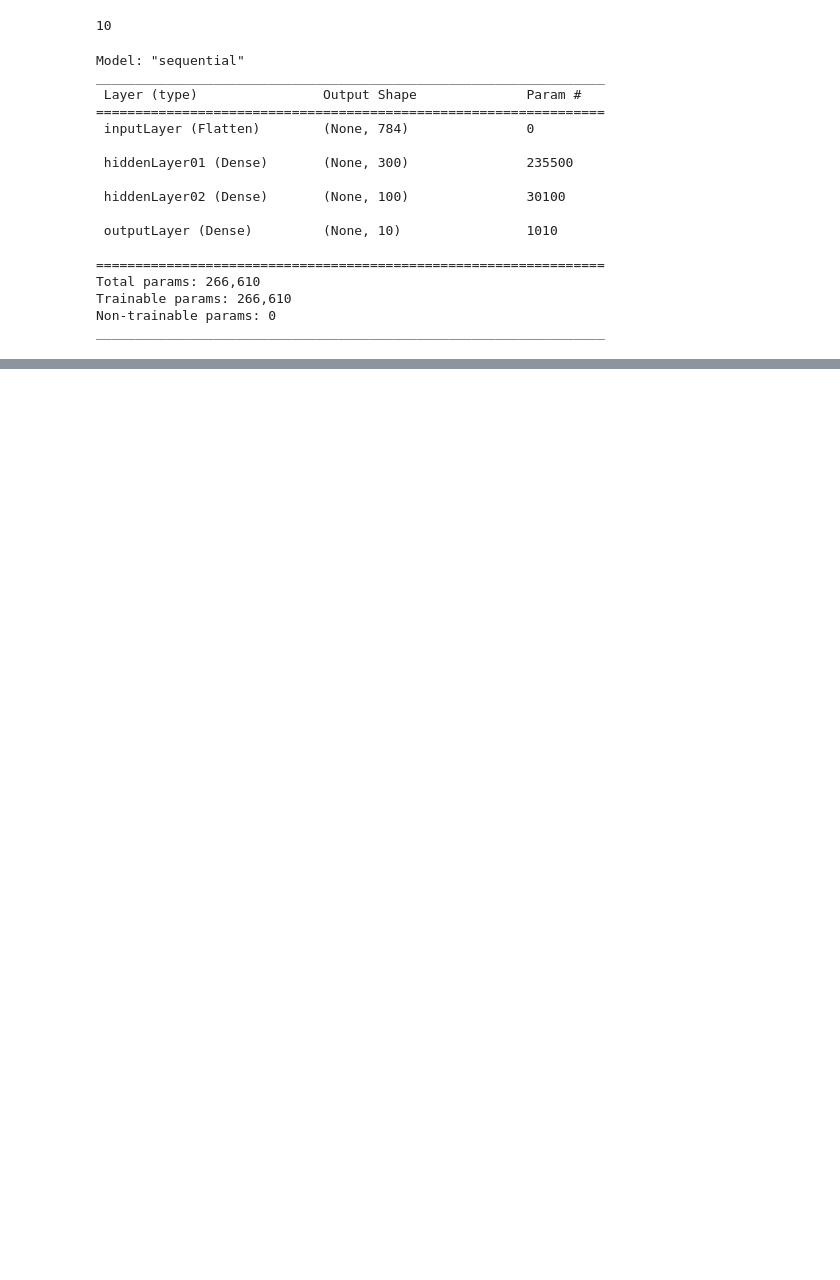
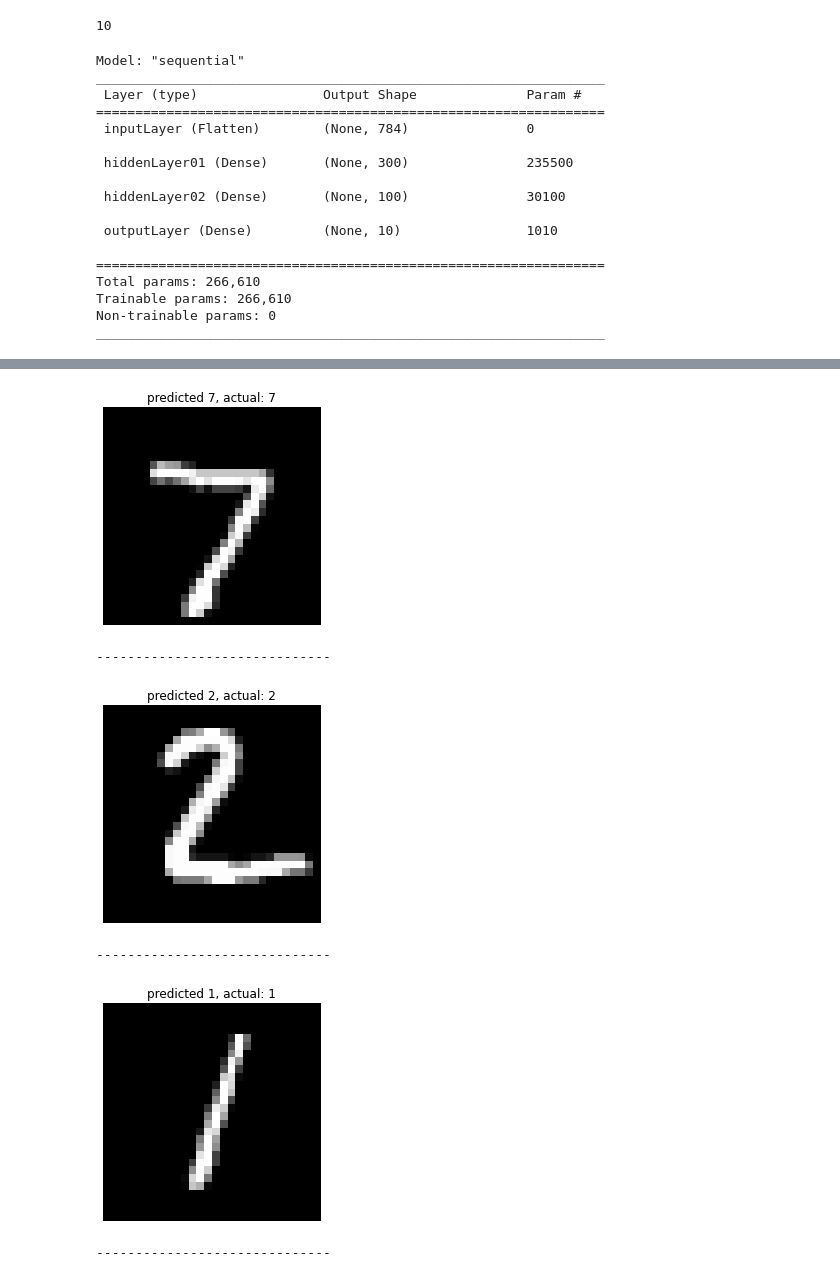
Before and after one commit to shiv0112/basics_of_CNN, a Jupyter notebook: TransferLearningPOC.ipynb, the cells around one changed output, grey strips where cells are left out. Drawn from its saved outputs; the diff is of its cells as text; code cells hidden in the pictures; blank space fills up the shorter version.

```diff
--- a/TransferLearningPOC.ipynb
+++ b/TransferLearningPOC.ipynb
@@ -122,0 +175,14 @@ history = model_clf.fit(
+# %%
+for img_array, pred, actual in zip(X_new, Y_pred, y_test[:3]):
+    plt.imshow(img_array, cmap='gray')
+    plt.title(f"predicted {pred}, actual: {actual}")
+    plt.axis("off")
+    plt.show()
+    print("--"*15)
+# %% [output]
+[figure, added]
+------------------------------
+[figure, added]
+------------------------------
+[figure, added]
+------------------------------
```
Also changed, not shown: parts of 23 cells of this notebook.
